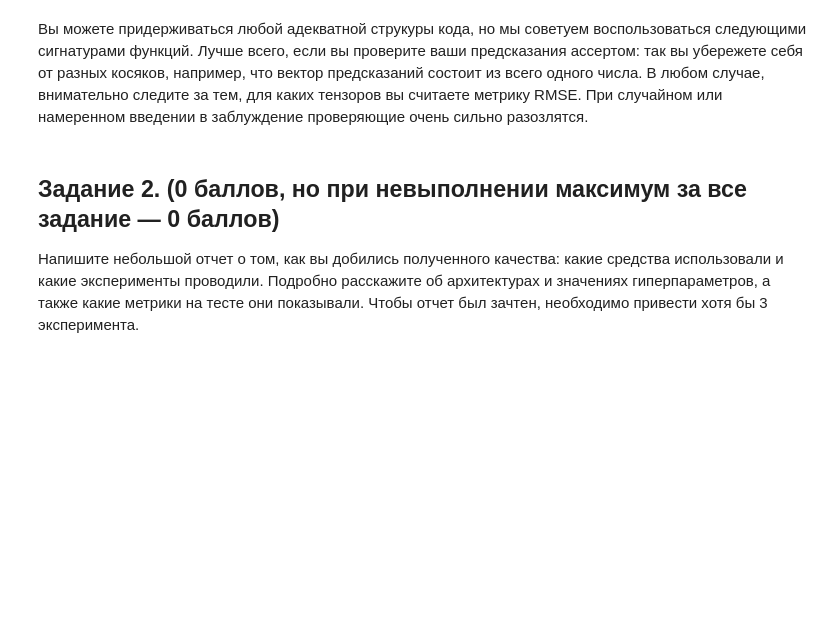
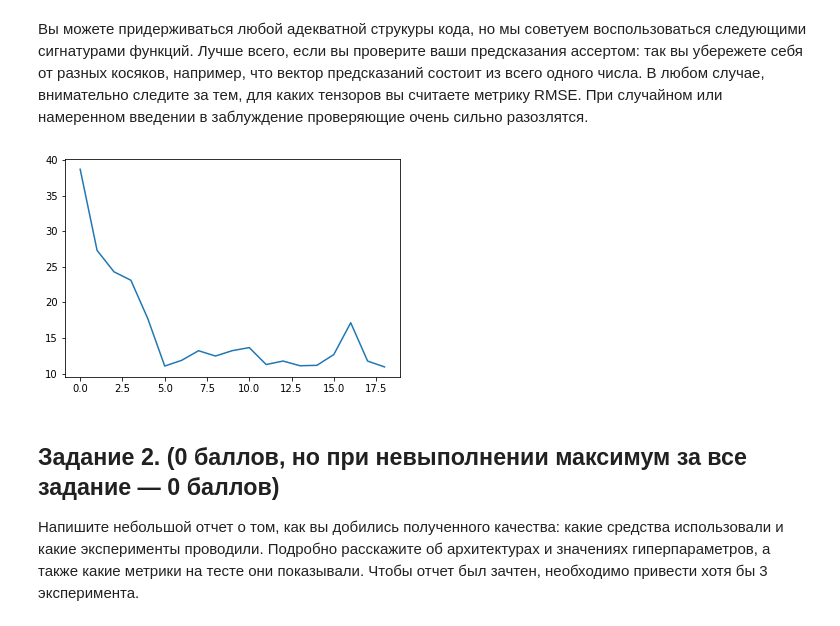
Before and after one commit to alyonabelenko/Courses, a Jupyter notebook: IAD3/homework-01.ipynb, the cells around one changed output. Cells and saved outputs as stored; diff of their text form; code cells hidden in the pictures; blank space fills up the shorter version.

```diff
--- a/IAD3/homework-01.ipynb
+++ b/IAD3/homework-01.ipynb
@@ -126,4 +221,10 @@ criterion = None # YOUR CODE HERE (－.－)...zzzZZZzzzZZZ
 # %%
+import matplotlib.pyplot as plt
+from tqdm.notebook import tqdm
+from IPython.display import clear_output
+%matplotlib inline
+
+
 def train(model, optimizer, criterion, train_loader, test_loader):
     '''
     params:
@@ -134,8 +235,35 @@ def train(model, optimizer, criterion, train_loader, test_loader):
         test_loader - torch.utils.data.Dataloader with test set
                       (if you wish to validate during training)
     '''
-    # YOUR CODE HERE (－.－)...zzzZZZzzzZZZ
-    raise NotImplementedError
+    mean_test_loss_history = []
+    for epoch in range(200):
+        for x_train, y_train in tqdm(train_loader):        # берем батч из трейн лоадера
+            y_pred = model(x_train)                        # делаем предсказания
+            loss = criterion(y_pred, y_train)              # считаем лосс
+            loss.backward()                                # считаем градиенты обратным проходом
+            optimizer.step()                               # обновляем параметры сети
+            optimizer.zero_grad()                          # обнуляем посчитанные градиенты параметров
+
+        if epoch % 2 == 0:
+            test_loss = []                                 # сюда будем складывать **средний по бачу** лосс
+            with torch.no_grad():                          # на валидации запрещаем фреймворку считать градиенты по параметрам
+                for x_test, y_test in tqdm(test_loader):   # берем батч из вал лоадера
+                    y_pred = model(x_test)                 # делаем предсказания
+                    loss = torch.sqrt(criterion(y_pred, y_test))  # считаем лосс
+                    test_loss.append(loss.numpy())          # добавляем в массив
+
+            # скидываем метрики на wandb и автоматом смотрим на графики
+            mean_test_loss_history.append(np.mean(test_loss))
+
+            # печатаем метрики
+            print(f"Epoch: {epoch}, loss: {np.mean(test_loss)}")
+
+            clear_output(True)
+            plt.figure()
+            plt.plot(mean_test_loss_history)
+            plt.show()
+
+
 
 def test(model, criterion, test_loader):
     '''
@@ -151,6 +279,16 @@ def test(model, criterion, test_loader):
     # YOUR CODE HERE (－.－)...zzzZZZzzzZZZ
     predicts = torch.ones(len(test_loader.dataset))
     return predicts
+# %%
+train(
+    model,
+    optimizer,
+    criterion,
+    train_loader,
+    test_loader
+)
+# %% [output]
+[figure, added]
 # %%
 assert test(model, criterion, test_loader).shape[0] == y_test.shape[0]
 # %% [markdown]
```
Also changed, not shown: parts of 13 cells of this notebook.
